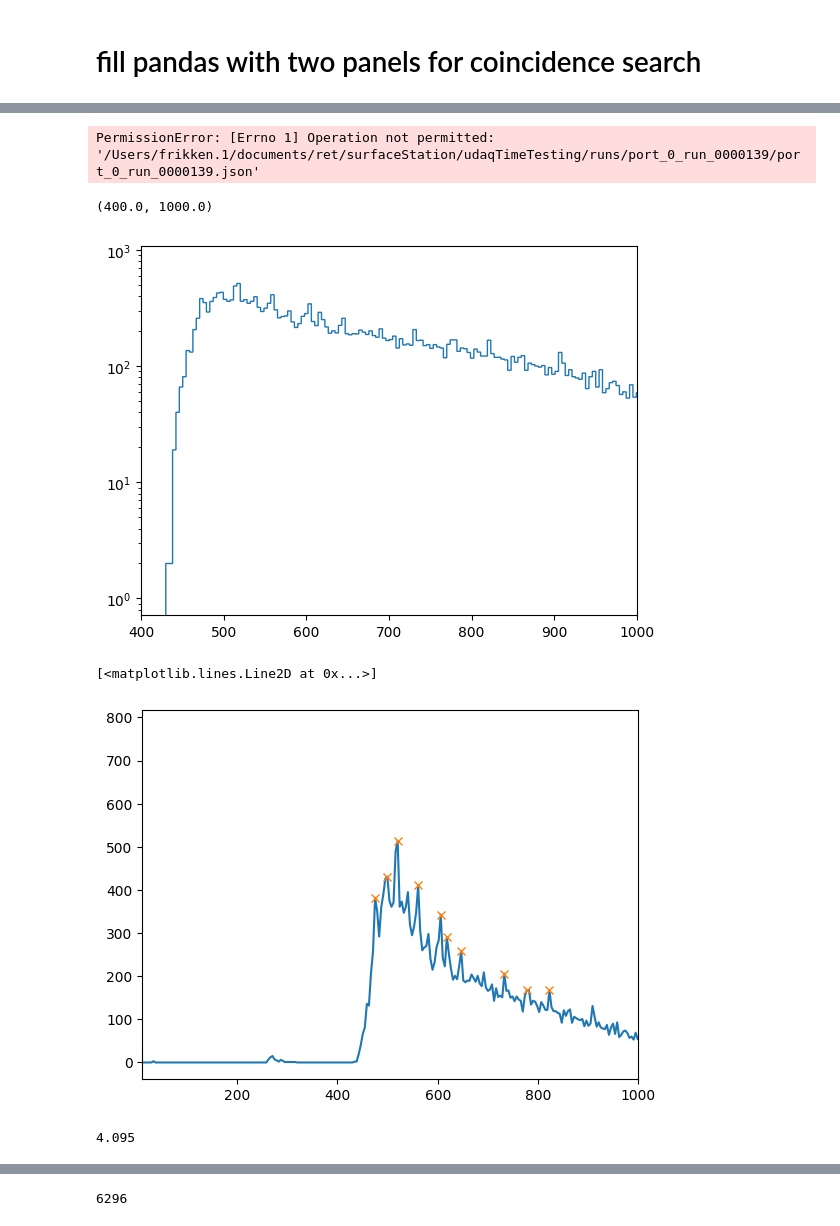
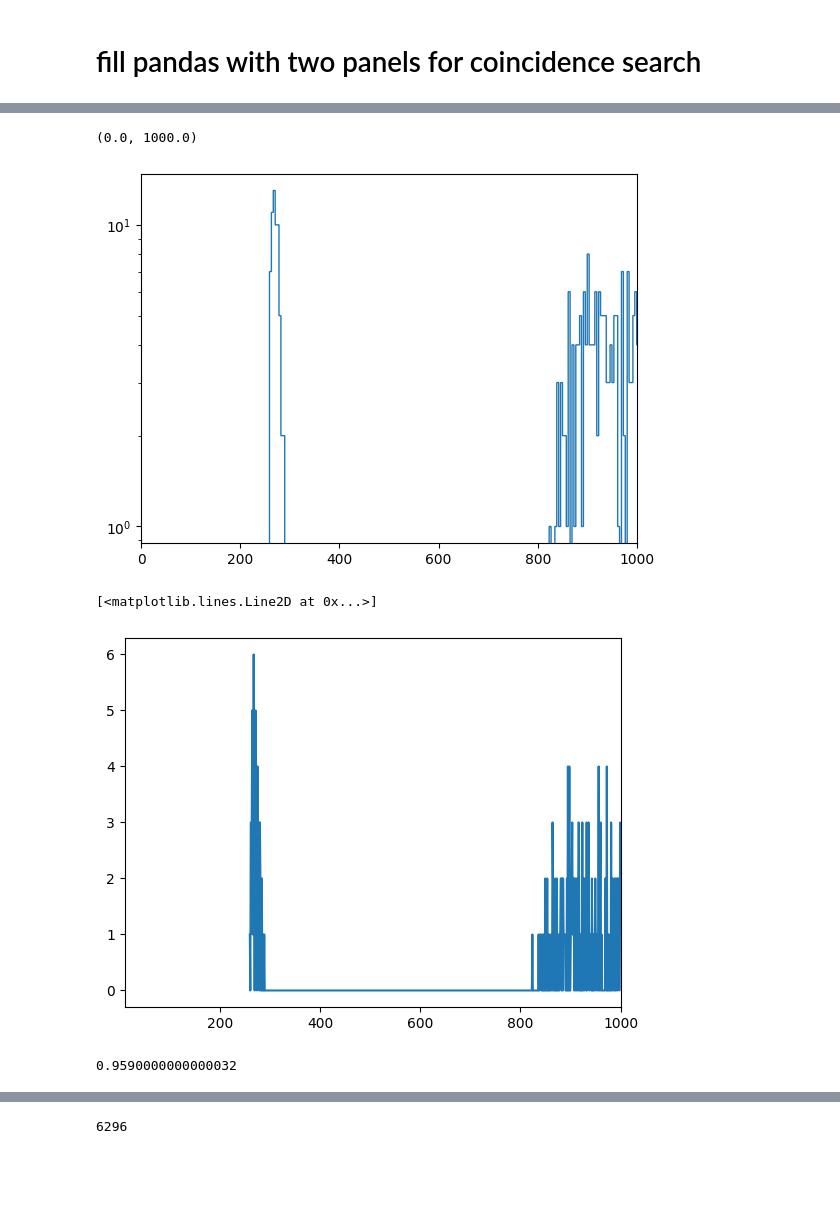
Before and after one commit to dfrikken/panelCodeRETCR, a Jupyter notebook: testingFor24/newHitBufferReader.ipynb, the cells around one changed output, grey strips where cells are left out. Drawn from its saved outputs; the diff is of its cells as text; code cells hidden in the pictures; blank space fills up the shorter version.

```diff
--- a/testingFor24/newHitBufferReader.ipynb
+++ b/testingFor24/newHitBufferReader.ipynb
@@ -304,12 +156,2 @@ def read_bin(fileName, jsonList):
 # %% [markdown]
 # fill pandas with two panels for coincidence search
-# %%
-keepList = []
-count = 0
-for i in hits:
-    if i[3] !=0:
-        #print(i)
-        count+=1
-        #continue
-    keepList.append(i)
-print(count)
@@ -322,9 +157,0 @@ IndexError: list index out of range
-# %%
-for n,i in enumerate(keepList):
-    if n == len(keepList)-1:
-        break
-
-    if n < 10:
-        print(i[0],keepList[n+1][0])
-    if(keepList[n+1][0] <= i[0]):
-        print(f'non lin time')
@@ -340,6 +158,6 @@ PermissionError: [Errno 1] Operation not permitted: '/Users/frikken.1/documents/
 # %%
 runDirectory = '/Users/frikken.1/documents/ret/surfaceStation/udaqTimeTesting/runs/'
-run = 139
+run = 3
 firstPanel = 0
 
 
@@ -347,4 +165,14 @@ firstPanel = 0
 runStringP0 = f'{runDirectory}port_{firstPanel}_run_{run:07d}/port_{firstPanel}_run_{run:07d}'
 
 jsonListPort0 = read_json(runStringP0)
+hits = udaqChargestamps(runStringP0+".bin",0,0,0,0)
+
+pltList = []
+for i in hits:
+    if( i[3] ==0):
+        pltList.append(i[1])
+    #print(i)
+print(len(hits))
+plt.hist(pltList,bins=1000,histtype='step')
+plt.yscale('log')
 # %% [output]
@@ -352,50 +197,28 @@ PermissionError: [Errno 1] Operation not permitted: '/Users/frikken.1/documents/
-# %%
-runDirectory = '/Users/frikken.1/documents/ret/surfaceStation/udaqTimeTesting/runs/'
-run = 139
-firstPanel = 0
-
-
-
-runStringP0 = f'{runDirectory}port_{firstPanel}_run_{run:07d}/port_{firstPanel}_run_{run:07d}'
-
-jsonListPort0 = read_json(runStringP0)
-hits = udaqChargestamps(runStringP0+".bin",0,0,0,0)
-
-pltList = []
-for i in hits:
-    #if( i[3] ==0):
-    pltList.append(i[1])
-    #print(i)
-print(len(hits))
-plt.hist(pltList,bins=1000,histtype='step')
-plt.yscale('log')
-# %% [output]
-PermissionError: [Errno 1] Operation not permitted: '/Users/frikken.1/documents/ret/surfaceStation/udaqTimeTesting/runs/port_0_run_0000139/port_0_run_0000139.json'
 # %%
 from scipy.signal import find_peaks
 plt.hist(pltList, bins = 1000,histtype='step')
 plt.yscale('log')
 peaks2, _ = find_peaks(pltList, prominence=1)
-plt.xlim(400,1000)
+plt.xlim(0,1000)
 # %% [output]
-(400.0, 1000.0)
+(0.0, 1000.0)
-[figure, old version]
+[figure, new version]
 # %%
 ages = np.array(pltList)
-hist, bin_edges = np.histogram(ages, 1000)
+hist, bin_edges = np.histogram(ages, 4000)
 bin_edges = bin_edges[1:]
 
 plt.plot(bin_edges, hist)
 plt.xlim(10,1000)
 peaks, _ = find_peaks(hist, prominence=50)
 plt.plot(bin_edges[peaks], hist[peaks], "x")
 # %% [output]
 [<matplotlib.lines.Line2D at 0x...>]
-[figure, old version]
+[figure, new version]
 # %%
 bin_edges[1] - bin_edges[0]
 # %% [output]
-4.095
+0.9590000000000032
 # %%
 for n,i in enumerate(peaks):
     if(n+1 < len(peaks)):
```
Also changed, not shown: parts of 30 cells of this notebook, 5 other files.
